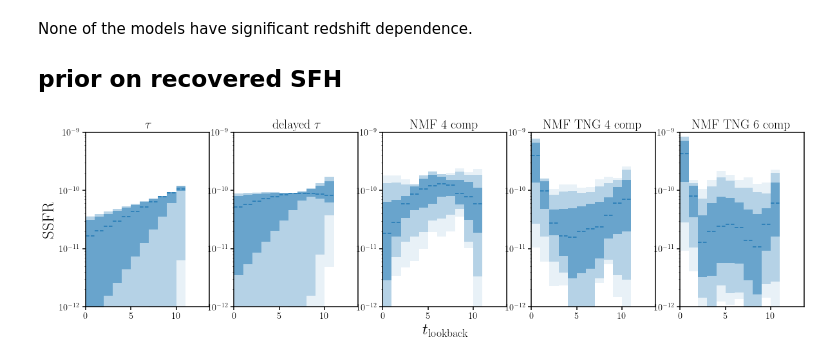
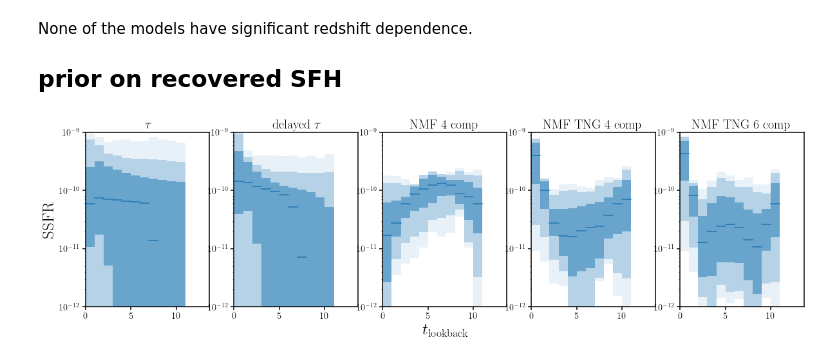
Before and after one commit to changhoonhahn/gqp_mc, a Jupyter notebook: nb/model_priors.ipynb, the cells around one changed output. Saved outputs shown, nothing was run; the diff lists cells and outputs as text; code cells hidden in the pictures.

Commit message:
deeper dive into comparison of the priors imposed by the tau models and NMF models; tau model imposes more flexible priors on SSFR

```diff
--- a/nb/model_priors.ipynb
+++ b/nb/model_priors.ipynb
@@ -38,7 +38,7 @@ def prior_tau(tage):
         Infer.UniformPrior(0., 0.),
         Infer.UniformPrior(0.3, 1e1), # tau SFH
         Infer.UniformPrior(0., 0.), # constant SFH
-        Infer.UniformPrior(0., 0.), # start time
+        Infer.UniformPrior(0., tage-1.), # start time
         Infer.UniformPrior(0., 0.),  # fburst
         Infer.UniformPrior(0., tage),  # tburst
         Infer.UniformPrior(1e-6, 1e-3), # metallicity
@@ -92,9 +92,11 @@ priors = [
 n_sample = 10000 # draw n_sample samples from the prior
 # %%
 SSFRs_1gyr, Zmws, ts_sfh, sfhs = [], [], [], []
-for model, prior in zip(models, priors):
+for i, model, prior in zip(range(len(models)), models, priors):
     _thetas = np.array([prior.sample() for i in range(n_sample)])
     thetas = prior.transform(_thetas)
+    if i == 3:
+        thetas[:,1:5] = thetas[:,1:5][::-1]
 
     _ssfr_1gyr = model.avgSFR(thetas, zred, dt=1.)
     _zmw = model.Z_MW(thetas, zred)
@@ -194,19 +196,19 @@ for model, prior_fn in zip(models, prior_fns):
 # %%
 fig = plt.figure(figsize=(20,5))
 for i, recov_sfh in enumerate(recov_sfhs):
     sub = fig.add_subplot(1, len(recov_sfhs), i+1)
     for tlb, rsfh in zip(np.arange(11) + 0.5, recov_sfh):
         lll, ll, l, m, h, hh, hhh = np.quantile(rsfh, [0.005, 0.025, 0.16, 0.5, 0.84, 0.975, 0.995])
         sub.fill_between([tlb-0.5, tlb+0.5], [lll, lll], [hhh, hhh], color='C0', alpha=0.1, linewidth=0)
         sub.fill_between([tlb-0.5, tlb+0.5], [ll, ll], [hh, hh], color='C0', alpha=0.25, linewidth=0)
         sub.fill_between([tlb-0.5, tlb+0.5], [l, l], [h, h], color='C0', alpha=0.5, linewidth=0)
-        sub.plot([tlb-0.5, tlb+0.5], [m, m], c='C0', ls='--')
+        sub.plot([tlb-0.5, tlb+0.5], [m, m], c='C0', ls='-')
     if i == 0: sub.set_ylabel('SSFR', fontsize=25)
     else: sub.set_yticklabels([])
     sub.set_yscale('log')
     sub.set_ylim(1e-12, 1e-9)
     if i == 2: sub.set_xlabel(r'$t_{\rm lookback}$', fontsize=25)
     sub.set_xlim(0, tage)
     sub.set_title(model_labels[i], fontsize=20)
 # %% [output]
-[figure, old version]
+[figure, new version]
```
Also changed, not shown: parts of 4 cells of this notebook.
